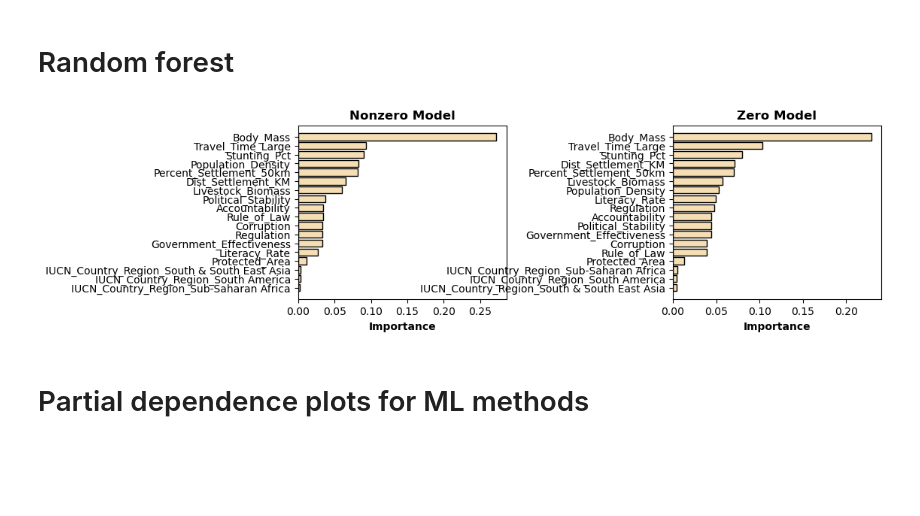
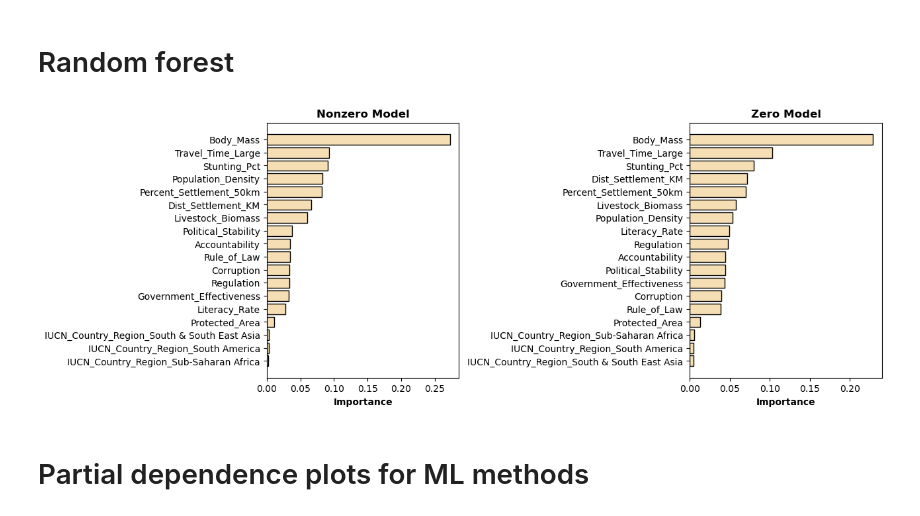
Before and after one commit to emiliolr/life-hunting, a Jupyter notebook: notebooks/final_model_exploration.ipynb, the cells around one changed output. Drawn from its saved outputs; the diff is of its cells as text; code cells hidden in the pictures; blank space fills up the shorter version.

```diff
--- a/notebooks/final_model_exploration.ipynb
+++ b/notebooks/final_model_exploration.ipynb
@@ -93,36 +93,36 @@ plot_names = {'Dist_Settlement_KM' : 'Dist. to Settle.',
               'Stunting_Pct' : 'Prev. of Stunting',
               'Protected_Area' : 'Protection Status',
               'Literacy_Rate' : 'Literacy Rate',
               'Travel_Time_Large' : 'Trav. Time to City',
               'Livestock_Biomass' : 'Livestock Biomass',
               'Percent_Settlement_50km' : 'Pct. Area Settled (50 km)'}
 
-fig, axs = plt.subplots(1, 2, figsize = (10, 3), sharey = False)
+fig, axs = plt.subplots(1, 2, figsize = (12, 5), sharey = False)
 
 for i, model_name in enumerate(sub_models.keys()):
     ax = axs[i]
 
     model = sub_models[model_name]
     # model.model.estimator.importance_type = 'gain'
 
     imp = model.feature_importances_
     feat = model.feature_names_in_
     # feat = [plot_names[f] for f in feat]
 
     #  sorting by feature importance score
     feat_imp_df = pd.DataFrame({'feature' : feat, 'importance' : imp})
     feat_imp_df = feat_imp_df.sort_values('importance')
 
     ax.barh(feat_imp_df['feature'], feat_imp_df['importance'], color = 'wheat', edgecolor = 'black')
     ax.set_title(f'{model_name} model'.title(), weight = 'bold')
     ax.set_xlabel('Importance', weight = 'bold')
 
-fig.subplots_adjust(wspace = 0.8)
+fig.subplots_adjust(wspace = 1.2)
 
 # plt.savefig('/Users/emiliolr/Desktop/feature_importances_rf.png', bbox_inches = 'tight', dpi = 400)
 plt.show()
 # %% [output]
-[figure, old version]
+[figure, new version]
 # %%
 # Joint importance scores, for area of applicability
 zero_model_imp = {f : i for f, i in zip(rf_hurdle.zero_model.feature_names_in_, rf_hurdle.zero_model.feature_importances_)}
```
Also changed, not shown: 6 other files.
